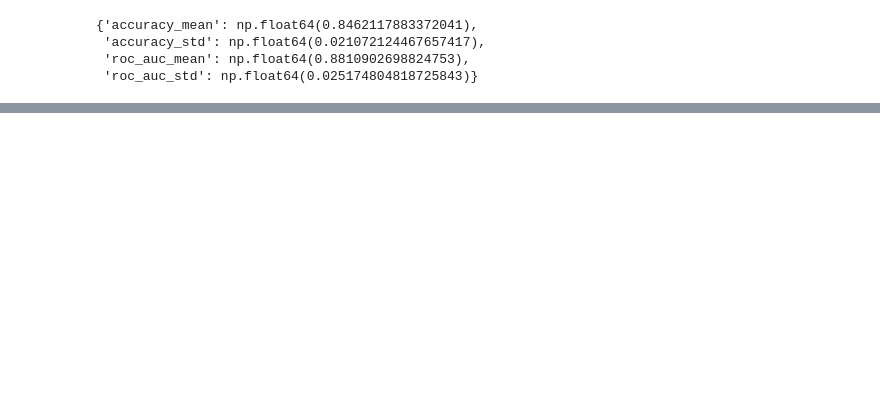
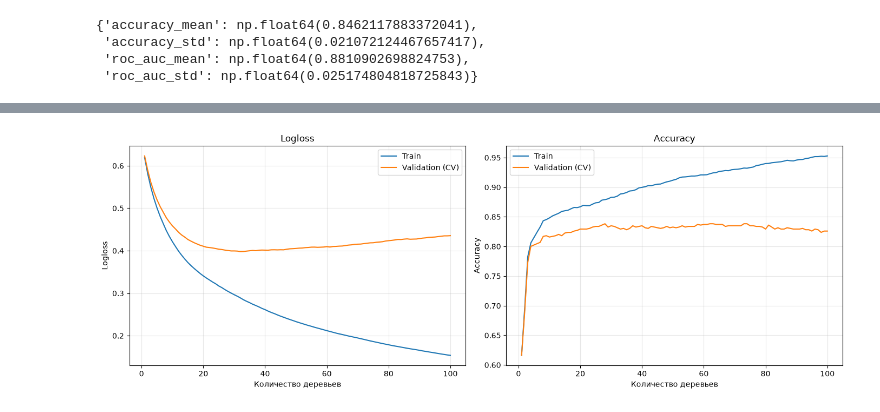
Before and after one commit to Red13REd/Titanic, a Jupyter notebook: modeling.ipynb, the cells around one changed output, grey strips where cells are left out. Cells and saved outputs as stored; diff of their text form; code cells hidden in the pictures; blank space fills up the shorter version.

```diff
--- a/modeling.ipynb
+++ b/modeling.ipynb
@@ -770,0 +755,45 @@ rf_best_result
+# %%
+lgbm_curves = []
+
+for train_idx, valid_idx in get_cv().split(X_lgbm, y_lgbm):
+    X_train_fold = X_lgbm.iloc[train_idx]
+    X_valid_fold = X_lgbm.iloc[valid_idx]
+    y_train_fold = y_lgbm.iloc[train_idx]
+    y_valid_fold = y_lgbm.iloc[valid_idx]
+
+    fold_model = clone(lgbm_model)
+    fold_model.fit(
+        X_train_fold,
+        y_train_fold,
+        eval_X=(X_train_fold, X_valid_fold),
+        eval_y=(y_train_fold, y_valid_fold),
+        eval_names=["train", "valid"],
+        eval_metric=["binary_logloss", "binary_error"],
+    )
+    lgbm_curves.append(fold_model.evals_result_)
+# %%
+fig, axes = plt.subplots(1, 2, figsize=(14, 5))
+
+for ax, metric, title in zip(
+    axes,
+    ["binary_logloss", "binary_error"],
+    ["Logloss", "Accuracy"],
+):
+    for group, label, color in [
+        ("train", "Train", "tab:blue"),
+        ("valid", "Validation (CV)", "tab:orange"),
+    ]:
+        values = np.mean([curve[group][metric] for curve in lgbm_curves], axis=0)
+        if metric == "binary_error":
+            values = 1 - values  # accuracy = 1 - доля ошибок
+
+        ax.plot(range(1, len(values) + 1), values, label=label, color=color)
+
+    ax.set(title=title, xlabel="Количество деревьев", ylabel=title)
+    ax.grid(alpha=0.3)
+    ax.legend()
+
+fig.tight_layout()
+plt.show()
+# %% [output]
+[figure, added]
```
Also changed, not shown: parts of 74 cells of this notebook, 2 other files.
